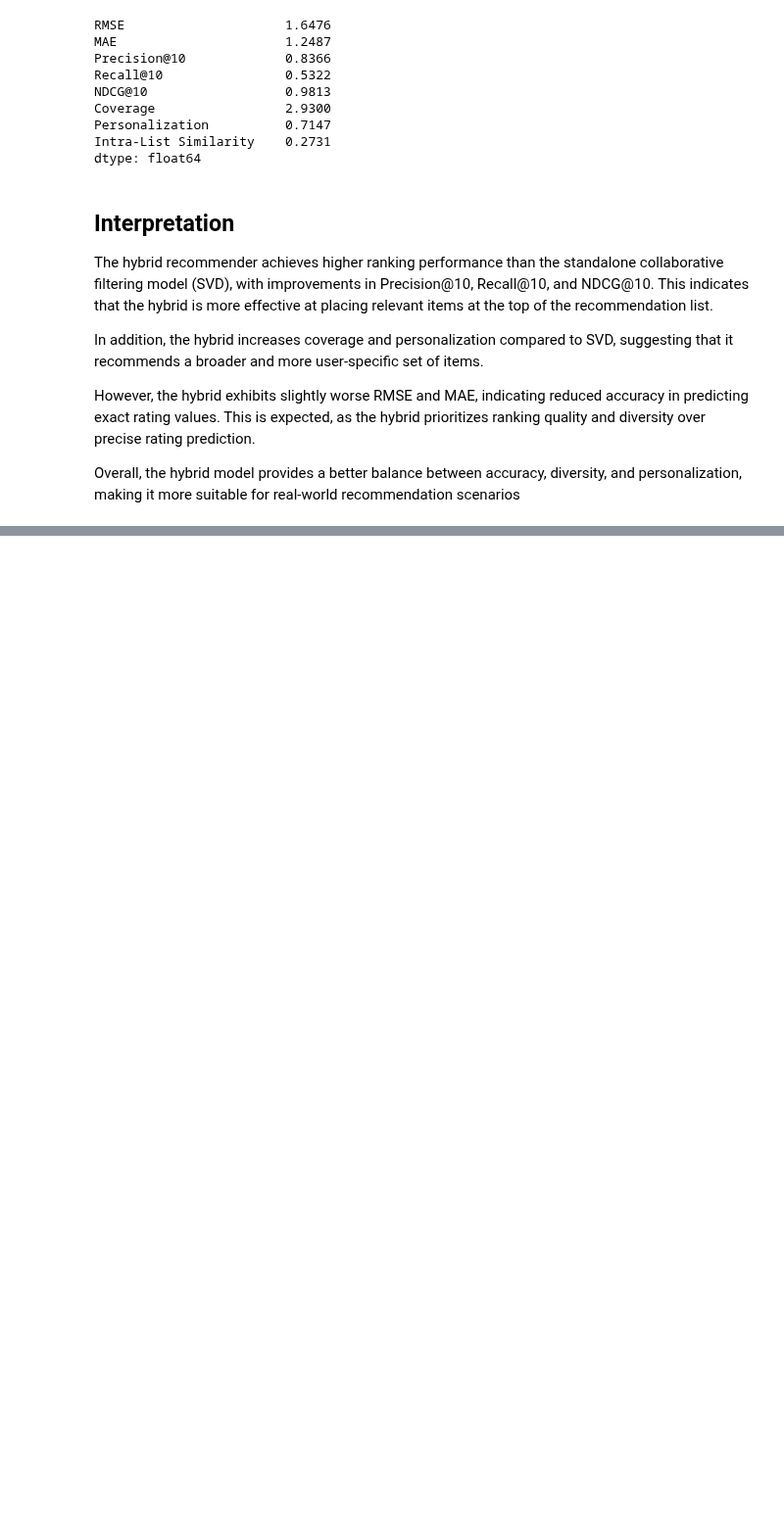
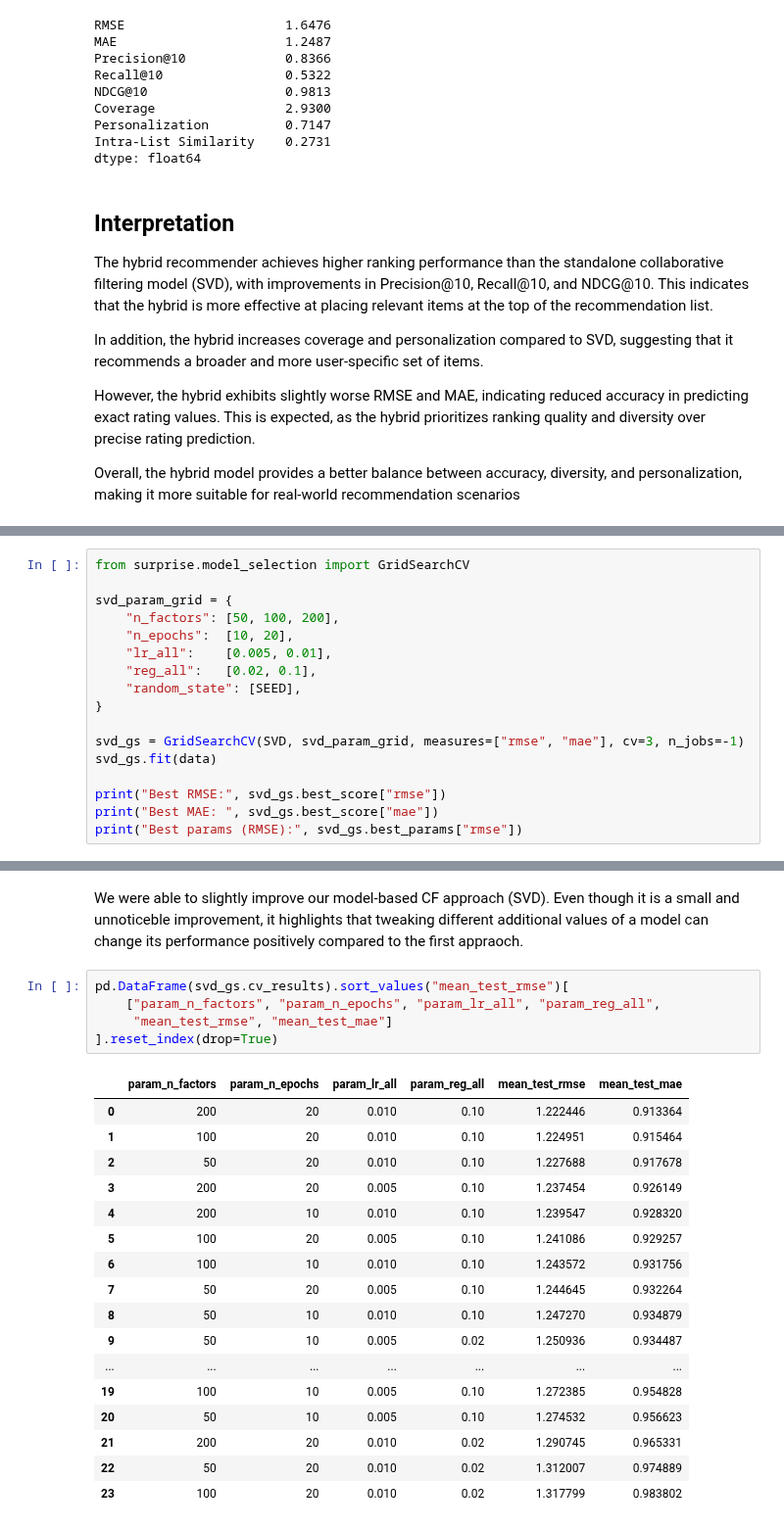
Before and after one commit to rubendjg/Anime-Recommendation-System, a Jupyter notebook: modeling/modeling.ipynb, the cells around one changed output, grey strips where cells are left out. Shown at 98% size. Drawn from its saved outputs; the diff is of its cells as text; blank space fills up the shorter version.

```diff
--- a/modeling/modeling.ipynb
+++ b/modeling/modeling.ipynb
@@ -1797,0 +1896,17 @@ Overall, the hybrid model provides a better balance between accuracy, diversity,
+# %%
+from surprise.model_selection import GridSearchCV
+
+svd_param_grid = {
+    "n_factors": [50, 100, 200],
+    "n_epochs":  [10, 20],
+    "lr_all":    [0.005, 0.01],
+    "reg_all":   [0.02, 0.1],
+    "random_state": [SEED],
+}
+
+svd_gs = GridSearchCV(SVD, svd_param_grid, measures=["rmse", "mae"], cv=3, n_jobs=-1)
+svd_gs.fit(data)
+
+print("Best RMSE:", svd_gs.best_score["rmse"])
+print("Best MAE: ", svd_gs.best_score["mae"])
+print("Best params (RMSE):", svd_gs.best_params["rmse"])
@@ -1797,0 +1928,25 @@ Overall, the hybrid model provides a better balance between accuracy, diversity,
+# %% [markdown]
+We were able to slightly improve our model-based CF approach (SVD). Even though it is a small and unnoticeble improvement, it highlights that tweaking different additional values of a model can change its performance positively compared to the first appraoch.
+# %%
+pd.DataFrame(svd_gs.cv_results).sort_values("mean_test_rmse")[
+    ["param_n_factors", "param_n_epochs", "param_lr_all", "param_reg_all",
+     "mean_test_rmse", "mean_test_mae"]
+].reset_index(drop=True)
+# %% [output]
+|  | param_n_factors | param_n_epochs | param_lr_all | param_reg_all | mean_test_rmse | mean_test_mae |
+| 0 | 200 | 20 | 0.010 | 0.10 | 1.222446 | 0.913364 |
+| 1 | 100 | 20 | 0.010 | 0.10 | 1.224951 | 0.915464 |
+| 2 | 50 | 20 | 0.010 | 0.10 | 1.227688 | 0.917678 |
+| 3 | 200 | 20 | 0.005 | 0.10 | 1.237454 | 0.926149 |
+| 4 | 200 | 10 | 0.010 | 0.10 | 1.239547 | 0.928320 |
+| 5 | 100 | 20 | 0.005 | 0.10 | 1.241086 | 0.929257 |
+| 6 | 100 | 10 | 0.010 | 0.10 | 1.243572 | 0.931756 |
+| 7 | 50 | 20 | 0.005 | 0.10 | 1.244645 | 0.932264 |
+| 8 | 50 | 10 | 0.010 | 0.10 | 1.247270 | 0.934879 |
+| 9 | 50 | 10 | 0.005 | 0.02 | 1.250936 | 0.934487 |
+| ... | ... | ... | ... | ... | ... | ... |
+| 19 | 100 | 10 | 0.005 | 0.10 | 1.272385 | 0.954828 |
+| 20 | 50 | 10 | 0.005 | 0.10 | 1.274532 | 0.956623 |
+| 21 | 200 | 20 | 0.010 | 0.02 | 1.290745 | 0.965331 |
+| 22 | 50 | 20 | 0.010 | 0.02 | 1.312007 | 0.974889 |
+| 23 | 100 | 20 | 0.010 | 0.02 | 1.317799 | 0.983802 |
```
Also changed, not shown: parts of 18 cells of this notebook.
